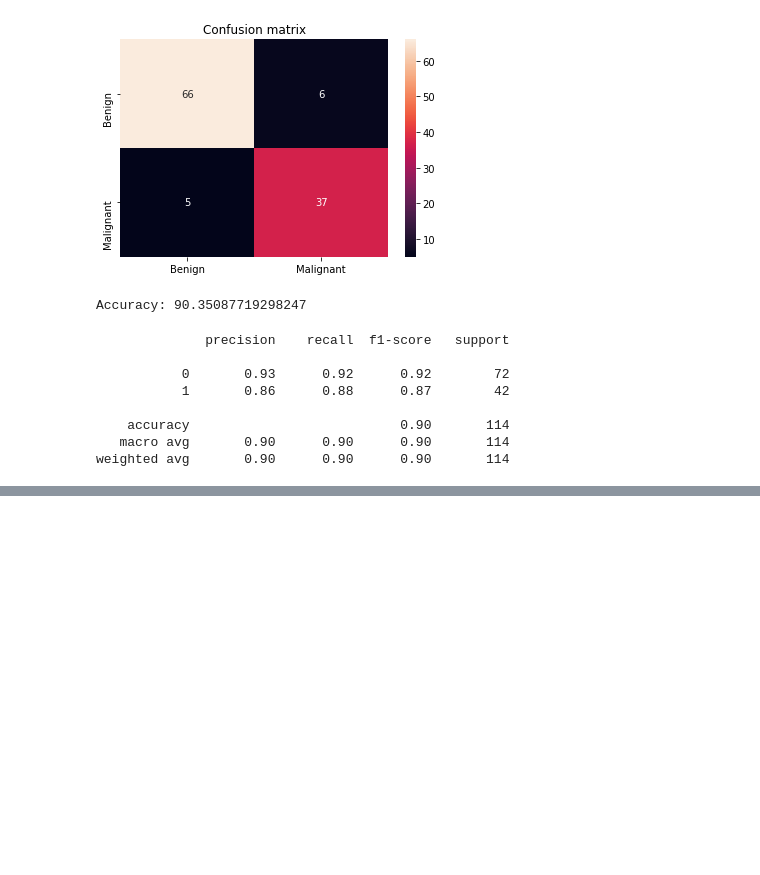
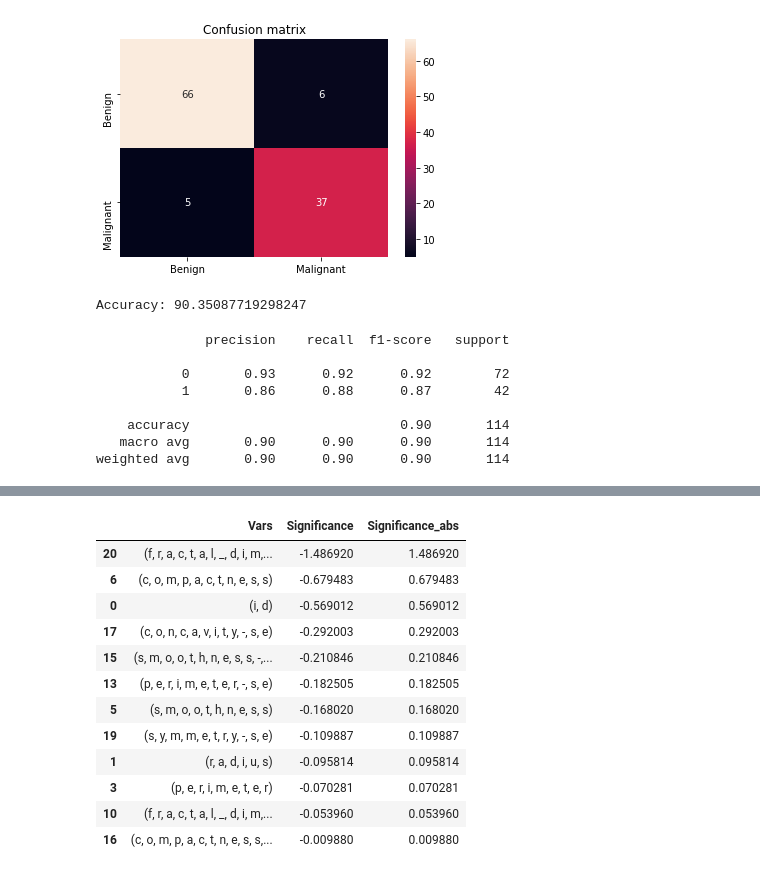
Before and after one commit to Shreya-chhabra/Datasciencecoursera, a Jupyter notebook: Breast_Cancer_SVM.ipynb, the cells around one changed output, grey strips where cells are left out. Saved outputs shown, nothing was run; the diff lists cells and outputs as text; code cells hidden in the pictures; blank space fills up the shorter version.

```diff
--- a/Breast_Cancer_SVM.ipynb
+++ b/Breast_Cancer_SVM.ipynb
@@ -186,0 +223,3 @@ weighted avg       0.90      0.90      0.90       114
+# %%
+d={'Vars':X,'Significance':model.coef_[0],'Significance_abs':np.abs(model.coef_[0])}
+sig_feat=pd.DataFrame(d)
@@ -186,0 +240,16 @@ weighted avg       0.90      0.90      0.90       114
+# %%
+sig_feat.loc[sig_feat['Significance']<0].sort_values(['Significance'],ascending=True)
+# %% [output]
+|  | Vars | Significance | Significance_abs |
+| 20 | (f, r, a, c, t, a, l, _, d, i, m,... | -1.486920 | 1.486920 |
+| 6 | (c, o, m, p, a, c, t, n, e, s, s) | -0.679483 | 0.679483 |
+| 0 | (i, d) | -0.569012 | 0.569012 |
+| 17 | (c, o, n, c, a, v, i, t, y, -, s, e) | -0.292003 | 0.292003 |
+| 15 | (s, m, o, o, t, h, n, e, s, s, -,... | -0.210846 | 0.210846 |
+| 13 | (p, e, r, i, m, e, t, e, r, -, s, e) | -0.182505 | 0.182505 |
+| 5 | (s, m, o, o, t, h, n, e, s, s) | -0.168020 | 0.168020 |
+| 19 | (s, y, m, m, e, t, r, y, -, s, e) | -0.109887 | 0.109887 |
+| 1 | (r, a, d, i, u, s) | -0.095814 | 0.095814 |
+| 3 | (p, e, r, i, m, e, t, e, r) | -0.070281 | 0.070281 |
+| 10 | (f, r, a, c, t, a, l, _, d, i, m,... | -0.053960 | 0.053960 |
+| 16 | (c, o, m, p, a, c, t, n, e, s, s,... | -0.009880 | 0.009880 |
```
Also changed, not shown: parts of 5 cells of this notebook.
